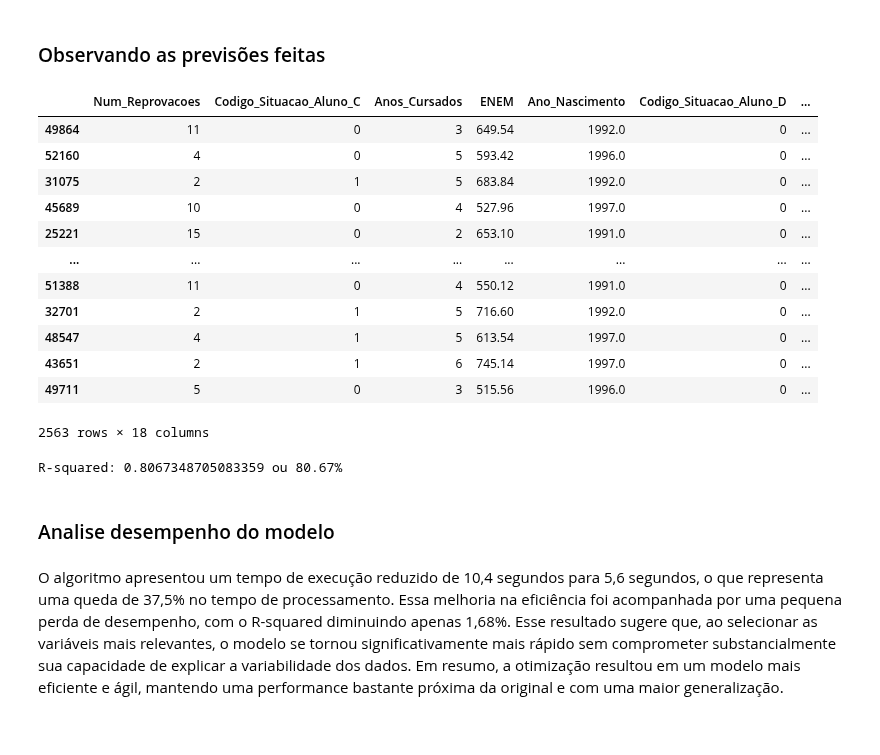
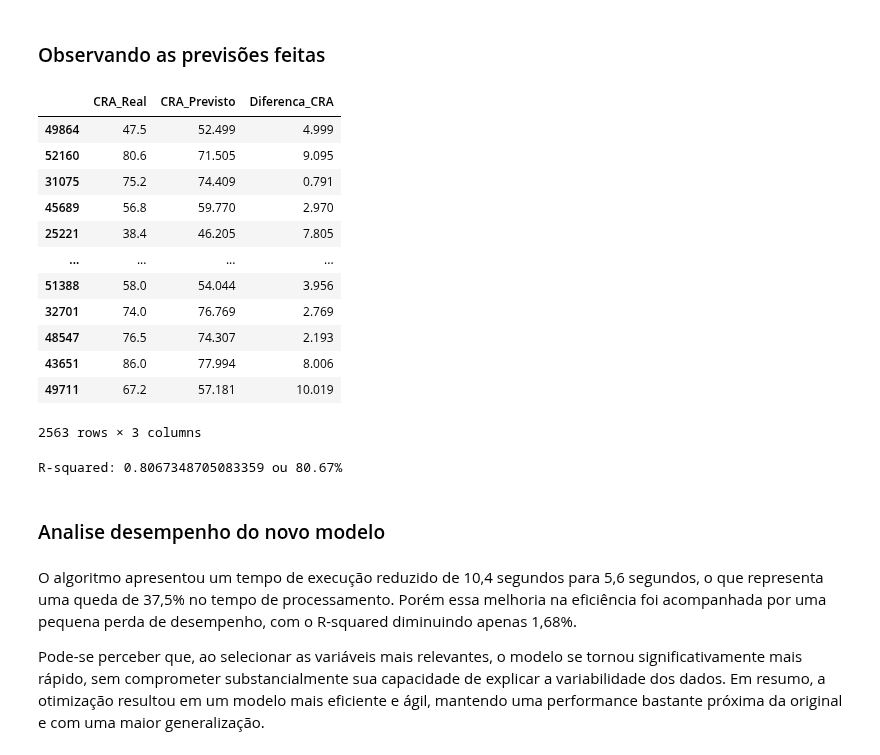
Before and after one commit to Duds04/Projeto_Dados, a Jupyter notebook: src/Regressoes.ipynb, the cells around one changed output. Drawn from its saved outputs; the diff is of its cells as text; code cells hidden in the pictures.

```diff
--- a/src/Regressoes.ipynb
+++ b/src/Regressoes.ipynb
@@ -641,22 +640,22 @@ df_previsoes = pd.DataFrame(X_test_top)
 df_previsoes['CRA_Real'] = Y_test_top
 df_previsoes['CRA_Previsto'] = rf_Y_predicted_top
 df_previsoes['Diferenca_CRA'] = abs(df_previsoes['CRA_Real'] - df_previsoes['CRA_Previsto'])
-# %%
-df_previsoes
-# %% [output]
-|  | Num_Reprovacoes | Codigo_Situacao_Aluno_C | Anos_Cursados | ENEM | Ano_Nascimento | Codigo_Situacao_Aluno_D | ... |
-| 49864 | 11 | 0 | 3 | 649.54 | 1992.0 | 0 | ... |
-| 52160 | 4 | 0 | 5 | 593.42 | 1996.0 | 0 | ... |
-| 31075 | 2 | 1 | 5 | 683.84 | 1992.0 | 0 | ... |
-| 45689 | 10 | 0 | 4 | 527.96 | 1997.0 | 0 | ... |
-| 25221 | 15 | 0 | 2 | 653.10 | 1991.0 | 0 | ... |
-| ... | ... | ... | ... | ... | ... | ... | ... |
-| 51388 | 11 | 0 | 4 | 550.12 | 1991.0 | 0 | ... |
-| 32701 | 2 | 1 | 5 | 716.60 | 1992.0 | 0 | ... |
-| 48547 | 4 | 1 | 5 | 613.54 | 1997.0 | 0 | ... |
-| 43651 | 2 | 1 | 6 | 745.14 | 1997.0 | 0 | ... |
-| 49711 | 5 | 0 | 3 | 515.56 | 1996.0 | 0 | ... |
-2563 rows × 18 columns
+# %%
+df_previsoes[['CRA_Real', 'CRA_Previsto', 'Diferenca_CRA']]
+# %% [output]
+|  | CRA_Real | CRA_Previsto | Diferenca_CRA |
+| 49864 | 47.5 | 52.499 | 4.999 |
+| 52160 | 80.6 | 71.505 | 9.095 |
+| 31075 | 75.2 | 74.409 | 0.791 |
+| 45689 | 56.8 | 59.770 | 2.970 |
+| 25221 | 38.4 | 46.205 | 7.805 |
+| ... | ... | ... | ... |
+| 51388 | 58.0 | 54.044 | 3.956 |
+| 32701 | 74.0 | 76.769 | 2.769 |
+| 48547 | 76.5 | 74.307 | 2.193 |
+| 43651 | 86.0 | 77.994 | 8.006 |
+| 49711 | 67.2 | 57.181 | 10.019 |
+2563 rows × 3 columns
 # %%
 # Avaliação do modelo
 r2_top = r2_score(Y_test_top, rf_Y_predicted_top)
@@ -665,6 +664,8 @@ print(f"R-squared: {r2_top} ou {(r2_top * 100):.2f}%")
 # %% [output]
 R-squared: 0.8067348705083359 ou 80.67%
 # %% [markdown]
-### Analise desempenho do modelo
+### Analise desempenho do novo modelo
 # %% [markdown]
-O algoritmo apresentou um tempo de execução reduzido de 10,4 segundos para 5,6 segundos, o que representa uma queda de 37,5% no tempo de processamento. Essa melhoria na eficiência foi acompanhada por uma pequena perda de desempenho, com o R-squared diminuindo apenas 1,68%. Esse resultado sugere que, ao selecionar as variáveis mais relevantes, o modelo se tornou significativamente mais rápido sem comprometer substancialmente sua capacidade de explicar a variabilidade dos dados. Em resumo, a otimização resultou em um modelo mais eficiente e ágil, mantendo uma performance bastante próxima da original e com uma maior generalização.
+O algoritmo apresentou um tempo de execução reduzido de 10,4 segundos para 5,6 segundos, o que representa uma queda de 37,5% no tempo de processamento. Porém essa melhoria na eficiência foi acompanhada por uma pequena perda de desempenho, com o R-squared diminuindo apenas 1,68%.
+
+Pode-se perceber que, ao selecionar as variáveis mais relevantes, o modelo se tornou significativamente mais rápido, sem comprometer substancialmente sua capacidade de explicar a variabilidade dos dados. Em resumo, a otimização resultou em um modelo mais eficiente e ágil, mantendo uma performance bastante próxima da original e com uma maior generalização.
```
Also changed, not shown: parts of 25 cells of this notebook.
